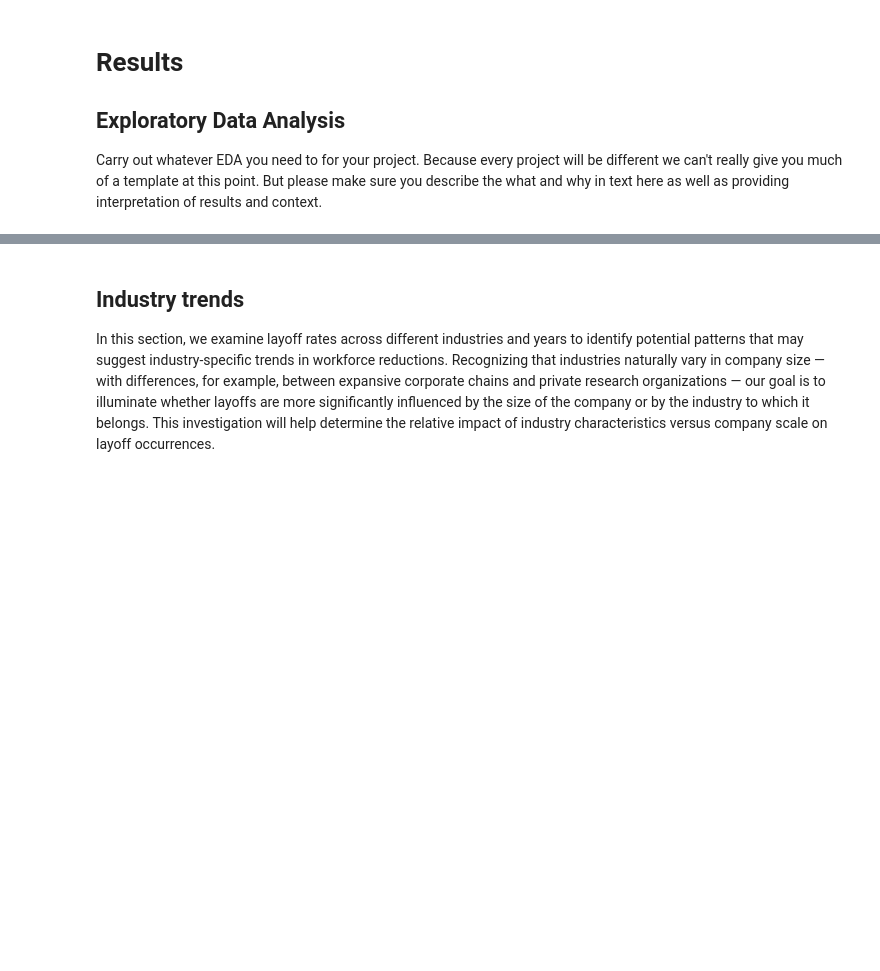
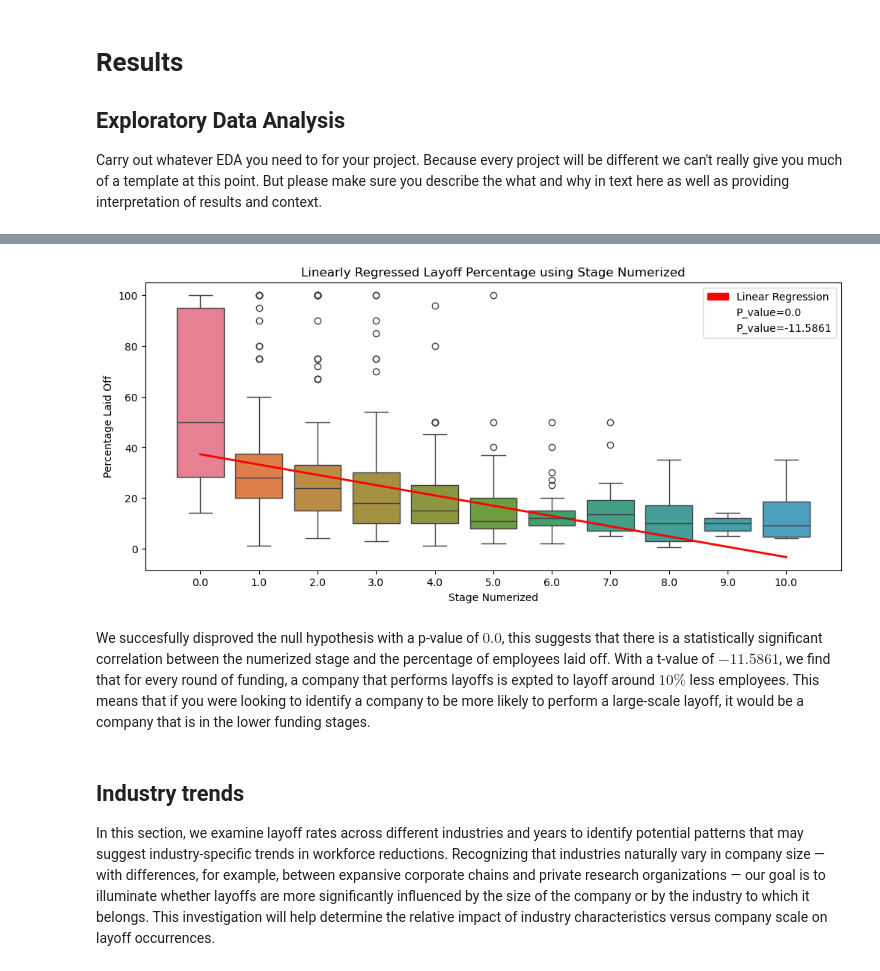
Before and after one commit to COGS108/Group019_WI24, a Jupyter notebook: FinalProject_Group019_WI24.ipynb, the cells around one changed output, grey strips where cells are left out. Saved outputs shown, nothing was run; the diff lists cells and outputs as text; code cells hidden in the pictures; blank space fills up the shorter version.

```diff
--- a/FinalProject_Group019_WI24.ipynb
+++ b/FinalProject_Group019_WI24.ipynb
@@ -154,3 +193,29 @@ Some more words and stuff.  Remember notebooks work best if you interleave the c
+# %%
+outcome, predictors = patsy.dmatrices('Percentage ~ Stage_numerized', clear_funding)
+model = sm.OLS(outcome, predictors)
+results = model.fit()
+p_value = results.pvalues[1]
+t_value = results.tvalues[1]
+stages = np.sort(clear_funding['Stage_numerized'].unique())
+
+fig = plt.figure(figsize=(12, 5))
+sns.boxplot(x='Stage_numerized', y='Percentage', data=clear_funding, hue='Stage')
+
+predicted_percentage = results.params[0] + results.params[1] * stages
+sns.lineplot(x=stages, y=predicted_percentage, color='red', linewidth=2, label='Linear Regression')
+plt.xlabel('Stage Numerized')
+plt.ylabel('Percentage Laid Off')
+plt.legend(loc='upper right', handles=[
+    mpatches.Patch(color='red', label='Linear Regression'),
+    mpatches.Patch(color='none', label=f'P_value={np.round(p_value, 4)}'),
+    mpatches.Patch(color='none', label=f'P_value={np.round(t_value, 4)}'),
+])
+plt.title('Linearly Regressed Layoff Percentage using Stage Numerized')
+plt.show()
+# %% [output]
+[figure, added]
+# %% [markdown]
+We succesfully disproved the null hypothesis with a p-value of $0.0$, this suggests that there is a statistically significant correlation between the numerized stage and the percentage of employees laid off. With a t-value of $-11.5861$, we find that for every round of funding, a company that performs layoffs is expted to layoff around $10\%$ less employees. This means that if you were looking to identify a company to be more likely to perform a large-scale layoff, it would be a company that is in the lower funding stages.
 # %% [markdown]
 ## Industry trends
 
```
Also changed, not shown: parts of 9 cells of this notebook.
